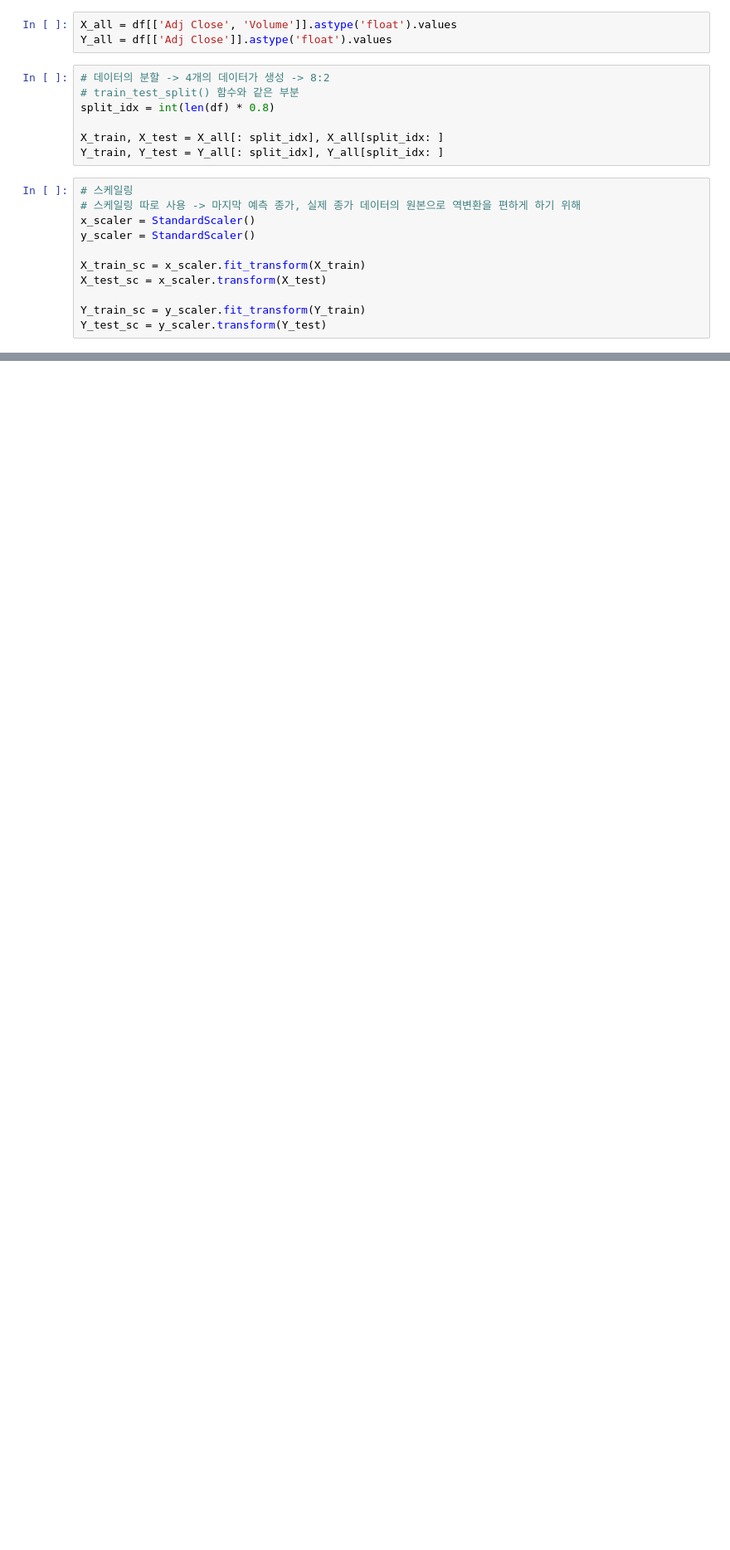
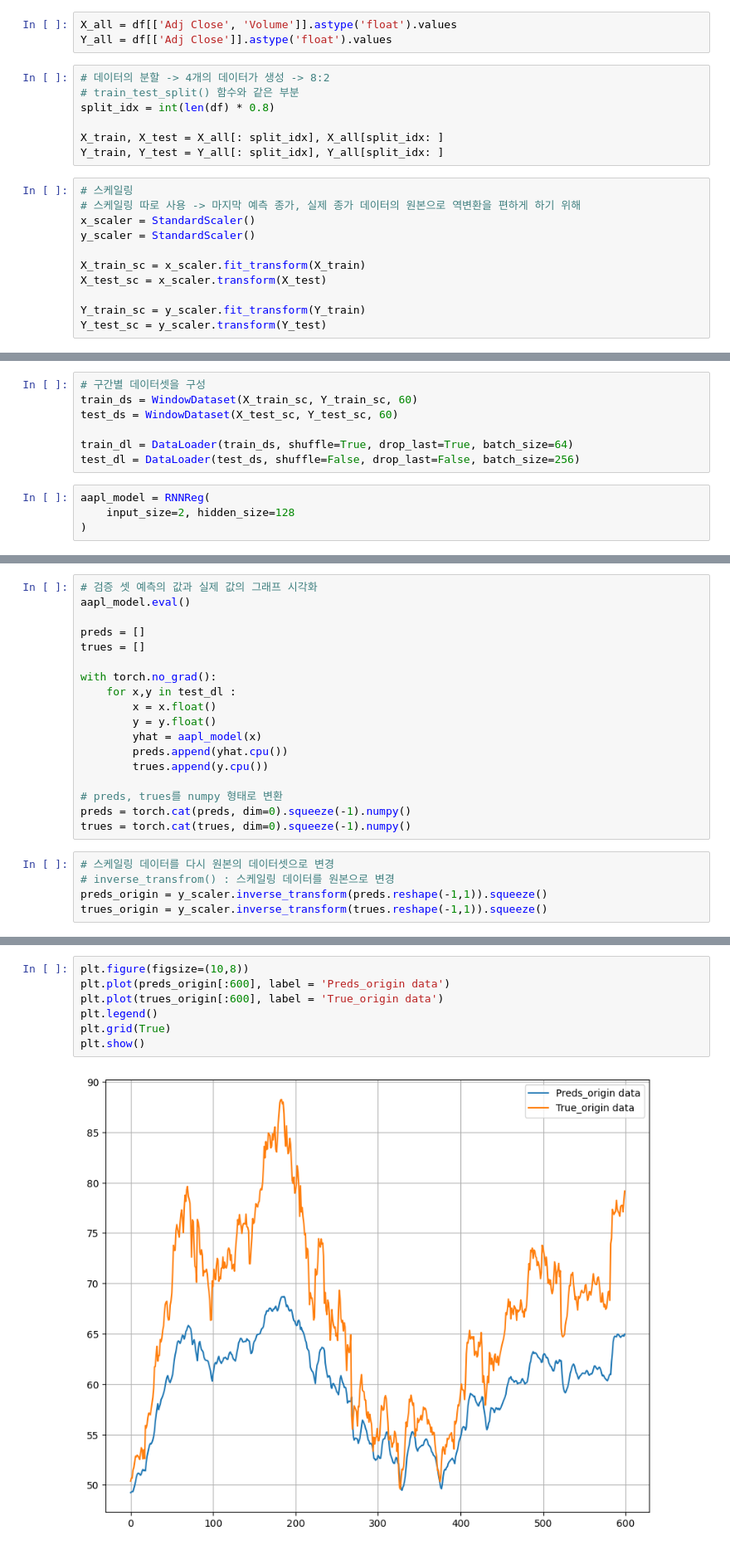
Before and after one commit to Vegetuna/Github_Team_SH, a Jupyter notebook: 251016/01_practice.ipynb, the cells around one changed output, grey strips where cells are left out. Shown at 83% size. Drawn from its saved outputs; the diff is of its cells as text; blank space fills up the shorter version.

```diff
--- a/251016/01_practice.ipynb
+++ b/251016/01_practice.ipynb
@@ -46,0 +117,11 @@ class WindowDataset(Dataset):
+# %%
+# 구간별 데이터셋을 구성
+train_ds = WindowDataset(X_train_sc, Y_train_sc, 60)
+test_ds = WindowDataset(X_test_sc, Y_test_sc, 60)
+
+train_dl = DataLoader(train_ds, shuffle=True, drop_last=True, batch_size=64)
+test_dl = DataLoader(test_ds, shuffle=False, drop_last=False, batch_size=256)
+# %%
+aapl_model = RNNReg(
+    input_size=2, hidden_size=128
+)
@@ -46,0 +208,23 @@ class WindowDataset(Dataset):
+# %%
+# 검증 셋 예측의 값과 실제 값의 그래프 시각화
+aapl_model.eval()
+
+preds = []
+trues = []
+
+with torch.no_grad():
+    for x,y in test_dl :
+        x = x.float()
+        y = y.float()
+        yhat = aapl_model(x)
+        preds.append(yhat.cpu())
+        trues.append(y.cpu())
+
+# preds, trues를 numpy 형태로 변환
+preds = torch.cat(preds, dim=0).squeeze(-1).numpy()
+trues = torch.cat(trues, dim=0).squeeze(-1).numpy()
+# %%
+# 스케일링 데이터를 다시 원본의 데이터셋으로 변경
+# inverse_transfrom() : 스케일링 데이터를 원본으로 변경
+preds_origin = y_scaler.inverse_transform(preds.reshape(-1,1)).squeeze()
+trues_origin = y_scaler.inverse_transform(trues.reshape(-1,1)).squeeze()
@@ -46,0 +238,9 @@ class WindowDataset(Dataset):
+# %%
+plt.figure(figsize=(10,8))
+plt.plot(preds_origin[:600], label = 'Preds_origin data')
+plt.plot(trues_origin[:600], label = 'True_origin data')
+plt.legend()
+plt.grid(True)
+plt.show()
+# %% [output]
+[figure, added]
```
Also changed, not shown: parts of 5 cells of this notebook, 1 other file.
